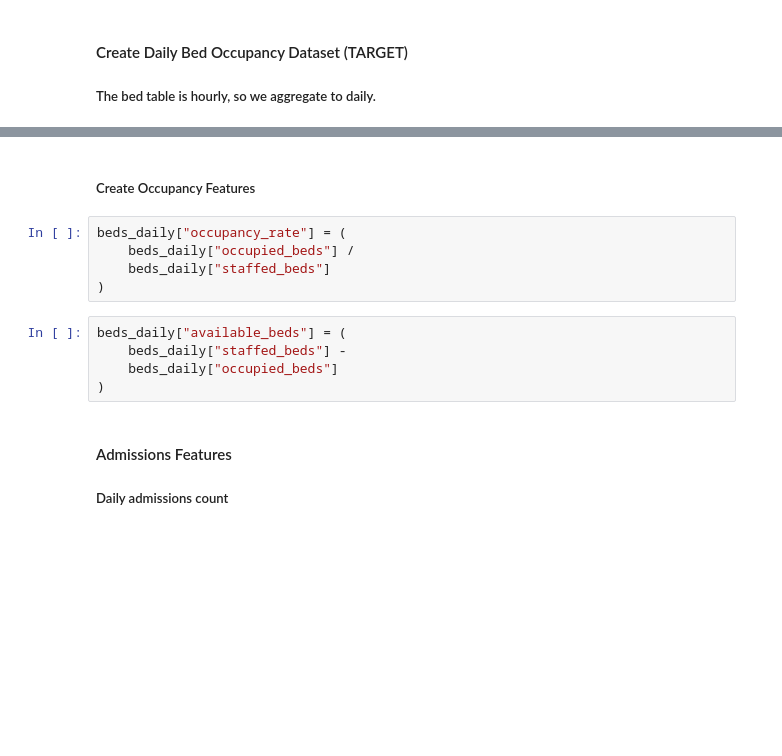
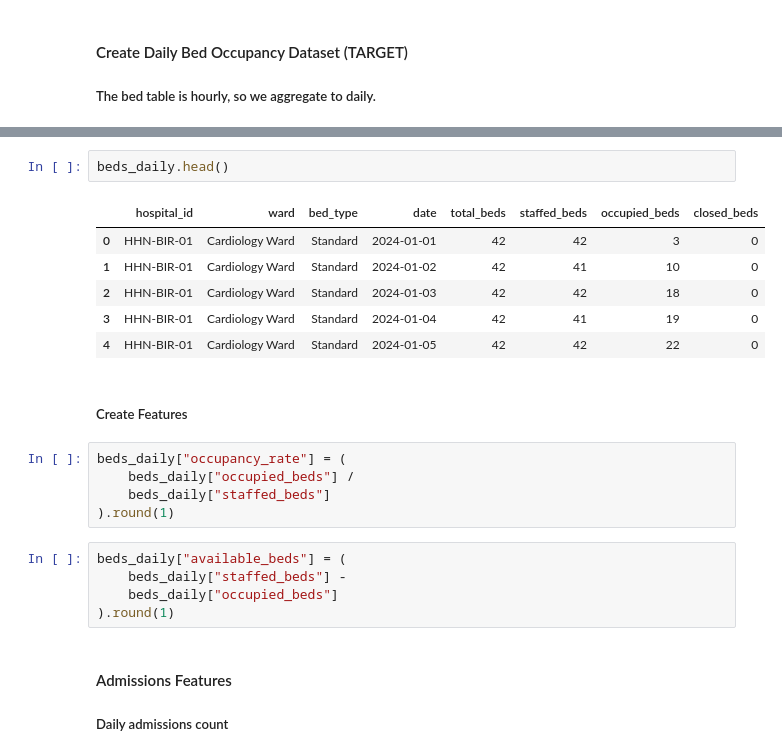
Before and after one commit to emmanumo/Albion_bed_management, a Jupyter notebook: notebooks/01_data_review2.ipynb, the cells around one changed output, grey strips where cells are left out. Drawn from its saved outputs; the diff is of its cells as text; blank space fills up the shorter version.

```diff
--- a/notebooks/01_data_review2.ipynb
+++ b/notebooks/01_data_review2.ipynb
@@ -328,15 +366,24 @@ beds_daily = (
+# %%
+beds_daily.head()
+# %% [output]
+|  | hospital_id | ward | bed_type | date | total_beds | staffed_beds | occupied_beds | closed_beds |
+| 0 | HHN-BIR-01 | Cardiology Ward | Standard | 2024-01-01 | 42 | 42 | 3 | 0 |
+| 1 | HHN-BIR-01 | Cardiology Ward | Standard | 2024-01-02 | 42 | 41 | 10 | 0 |
+| 2 | HHN-BIR-01 | Cardiology Ward | Standard | 2024-01-03 | 42 | 42 | 18 | 0 |
+| 3 | HHN-BIR-01 | Cardiology Ward | Standard | 2024-01-04 | 42 | 41 | 19 | 0 |
+| 4 | HHN-BIR-01 | Cardiology Ward | Standard | 2024-01-05 | 42 | 42 | 22 | 0 |
 # %% [markdown]
-##### Create Occupancy Features
+##### Create Features
 # %%
 beds_daily["occupancy_rate"] = (
     beds_daily["occupied_beds"] /
     beds_daily["staffed_beds"]
-)
+).round(1)
 # %%
 beds_daily["available_beds"] = (
     beds_daily["staffed_beds"] -
     beds_daily["occupied_beds"]
-)
+).round(1)
 # %% [markdown]
 #### Admissions Features
 ##### Daily admissions count
```
Also changed, not shown: parts of 13 cells of this notebook, 3 other files.
